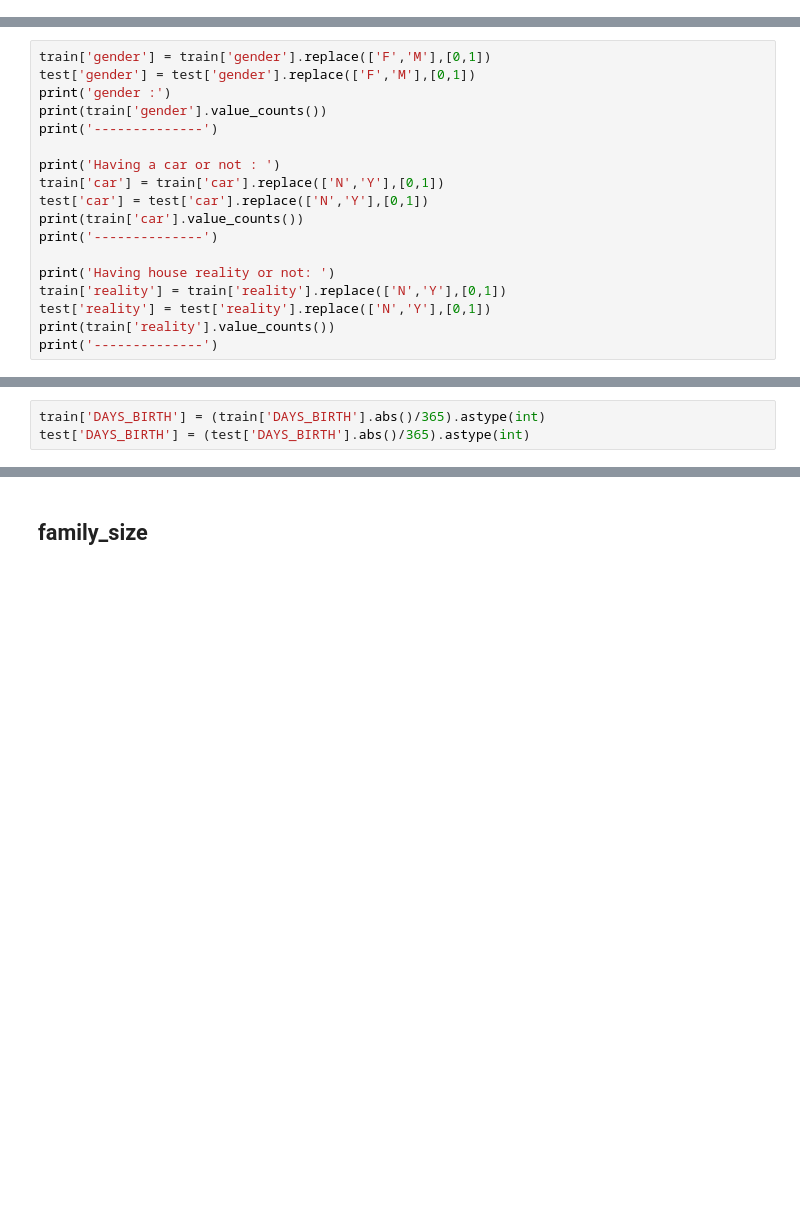
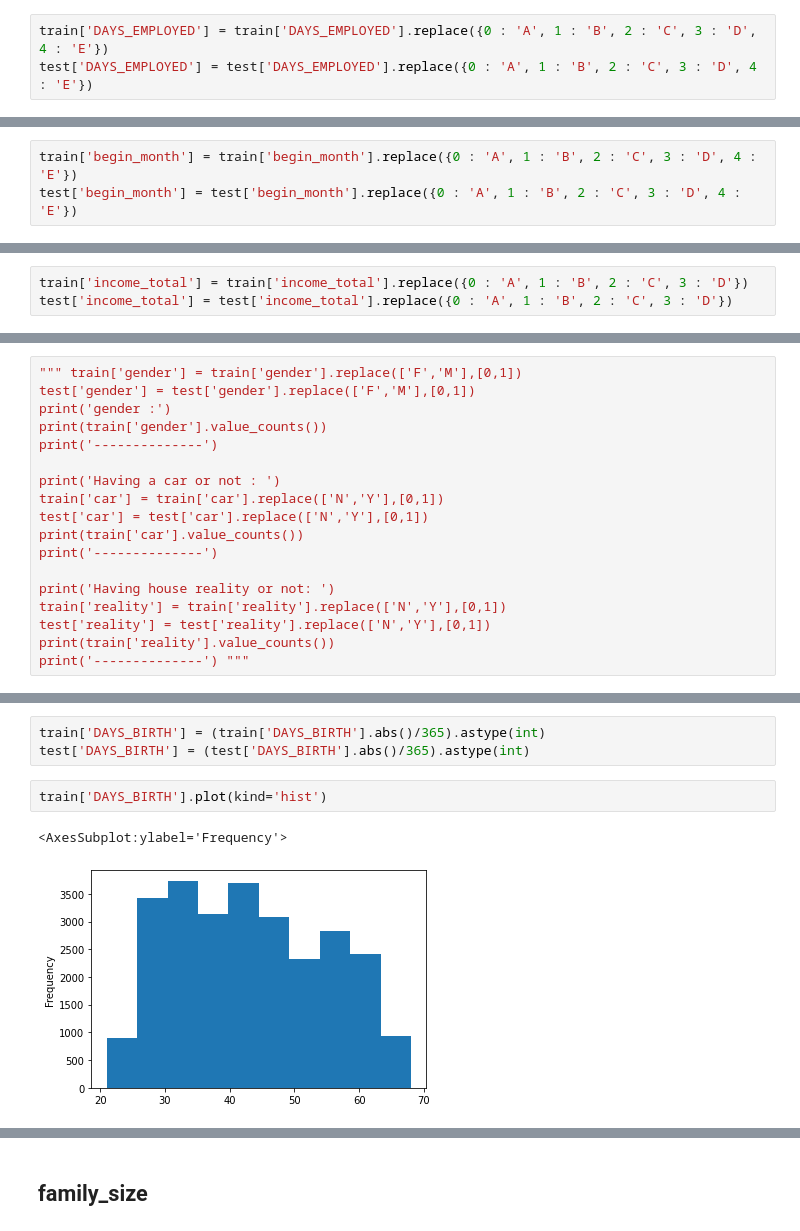
Before and after one commit to JxxHxxx/Ubion-CreditCardUserPrediction, a Jupyter notebook: Code/LJH_EDA&Preprocessing.ipynb, the cells around one changed output, grey strips where cells are left out. Saved outputs shown, nothing was run; the diff lists cells and outputs as text; blank space fills up the shorter version.

```diff
--- a/Code/LJH_EDA&Preprocessing.ipynb
+++ b/Code/LJH_EDA&Preprocessing.ipynb
@@ -128,6 +129,9 @@ def dayEMP_category(day_ep):
 # %%
 train['DAYS_EMPLOYED'] = train['DAYS_EMPLOYED'].apply(lambda x : dayEMP_category(x))
 test['DAYS_EMPLOYED'] = test['DAYS_EMPLOYED'].apply(lambda x : dayEMP_category(x))
+# %%
+train['DAYS_EMPLOYED'] = train['DAYS_EMPLOYED'].replace({0 : 'A', 1 : 'B', 2 : 'C', 3 : 'D', 4 : 'E'})
+test['DAYS_EMPLOYED'] = test['DAYS_EMPLOYED'].replace({0 : 'A', 1 : 'B', 2 : 'C', 3 : 'D', 4 : 'E'})
 # %%
 train['DAYS_EMPLOYED'].value_counts()
 # %% [output]
@@ -151,6 +155,9 @@ test['begin_month'] = test['begin_month'].abs()
 begin_catagory = [0,1,1,2,2,3,3,4,4,4]
 train['begin_month'] = pd.cut(train['begin_month'], bins = 10, labels= begin_catagory, ordered= False)
 test['begin_month'] = pd.cut(test['begin_month'], bins = 10, labels= begin_catagory, ordered= False)
+# %%
+train['begin_month'] = train['begin_month'].replace({0 : 'A', 1 : 'B', 2 : 'C', 3 : 'D', 4 : 'E'})
+test['begin_month'] = test['begin_month'].replace({0 : 'A', 1 : 'B', 2 : 'C', 3 : 'D', 4 : 'E'})
 # %%
 train['begin_month'].value_counts()
 # %% [output]
@@ -197,6 +204,9 @@ def box_category(value):
 # %%
 train['income_total'] = train['income_total'].apply(lambda x : box_category(x))
 test['income_total'] = test['income_total'].apply(lambda x : box_category(x))
+# %%
+train['income_total'] = train['income_total'].replace({0 : 'A', 1 : 'B', 2 : 'C', 3 : 'D'})
+test['income_total'] = test['income_total'].replace({0 : 'A', 1 : 'B', 2 : 'C', 3 : 'D'})
 # %%
 train['income_total'].value_counts()
 # %% [output]
@@ -208,7 +218,7 @@ Name: income_total, dtype: int64
 # %% [markdown]
 ## Gender, Car, Reality
 # %%
-train['gender'] = train['gender'].replace(['F','M'],[0,1])
+""" train['gender'] = train['gender'].replace(['F','M'],[0,1])
 test['gender'] = test['gender'].replace(['F','M'],[0,1])
 print('gender :')
 print(train['gender'].value_counts())
@@ -224,5 +234,5 @@ print('Having house reality or not: ')
 train['reality'] = train['reality'].replace(['N','Y'],[0,1])
 test['reality'] = test['reality'].replace(['N','Y'],[0,1])
 print(train['reality'].value_counts())
-print('--------------')
+print('--------------') """
 # %% [output]
@@ -246,3 +242,8 @@ Name: reality, dtype: int64
 # %%
 train['DAYS_BIRTH'] = (train['DAYS_BIRTH'].abs()/365).astype(int)
 test['DAYS_BIRTH'] = (test['DAYS_BIRTH'].abs()/365).astype(int)
+# %%
+train['DAYS_BIRTH'].plot(kind='hist')
+# %% [output]
+<AxesSubplot:ylabel='Frequency'>
+[figure, added]
```
Also changed, not shown: parts of 23 cells of this notebook.
